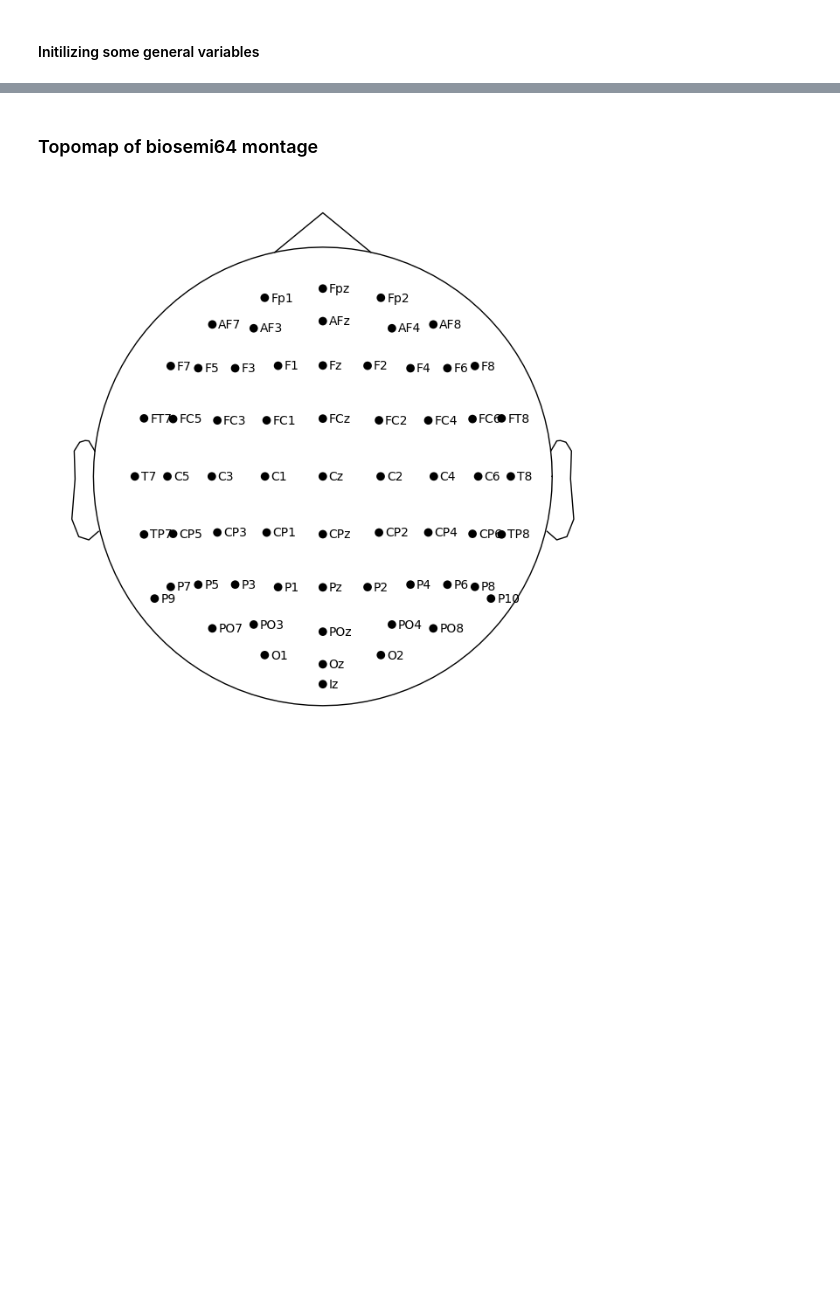
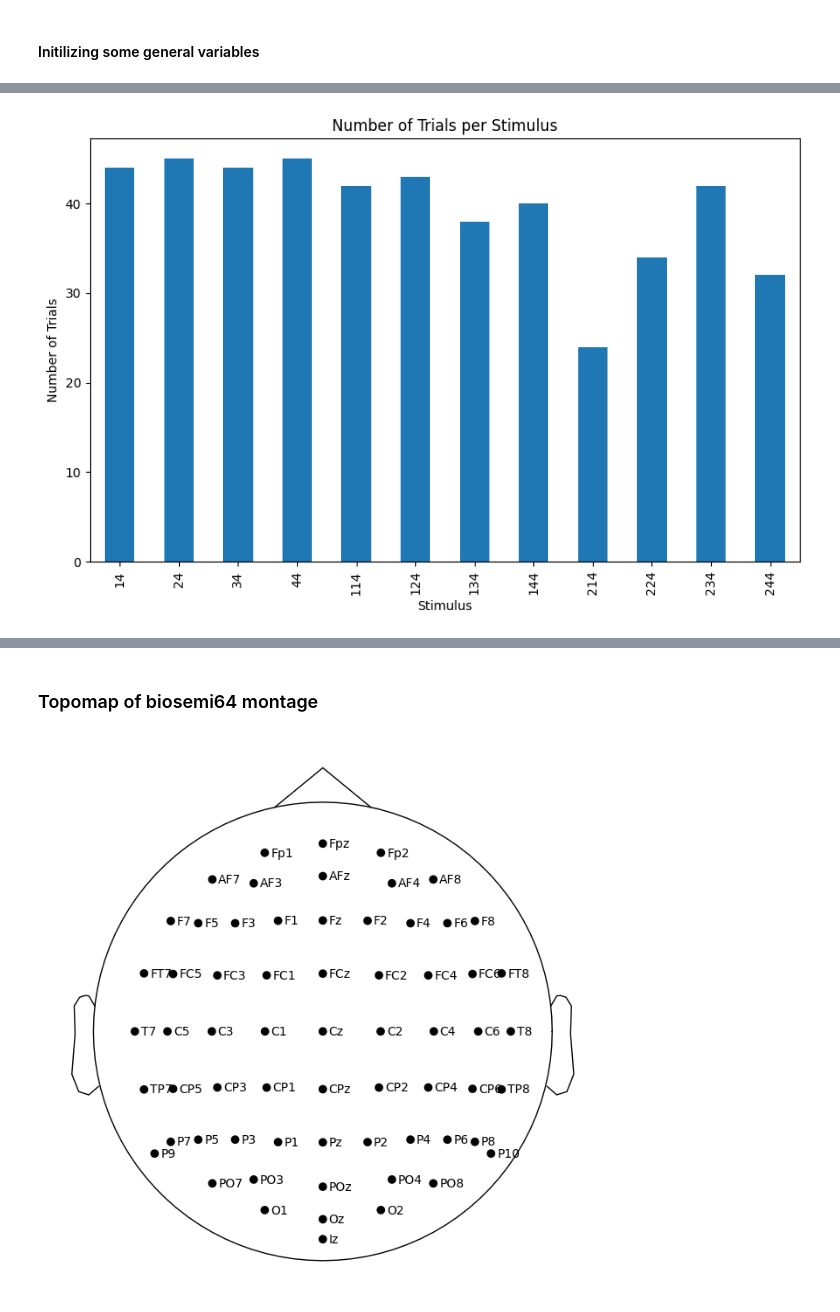
Before and after one commit to sophiakene/Master_thesis, a Jupyter notebook: code/visualisations/vis.ipynb, the cells around one changed output, grey strips where cells are left out. Drawn from its saved outputs; the diff is of its cells as text; code cells hidden in the pictures; blank space fills up the shorter version.

Commit message:
order and comment and add from local vis script

```diff
--- a/code/visualisations/vis.ipynb
+++ b/code/visualisations/vis.ipynb
@@ -18,0 +73,13 @@ conditions = ['Perception', 'Imagination_1', 'Imagination_2', 'Imagination_3']
+# %%
+sum_per_stimulus = df.sum(axis=0)
+sum = sum_per_stimulus.reindex(sorted(df.columns), axis=1)
+plt.figure(figsize=(10, 6))
+sum.plot(kind='bar')
+plt.title('Number of Trials per Stimulus')
+plt.xlabel('Stimulus')
+plt.ylabel('Number of Trials')
+plt.show()
+
+#this looks wrong, correct version is saved locally
+# %% [output]
+[figure, added]
```
Also changed, not shown: parts of 7 cells of this notebook.
